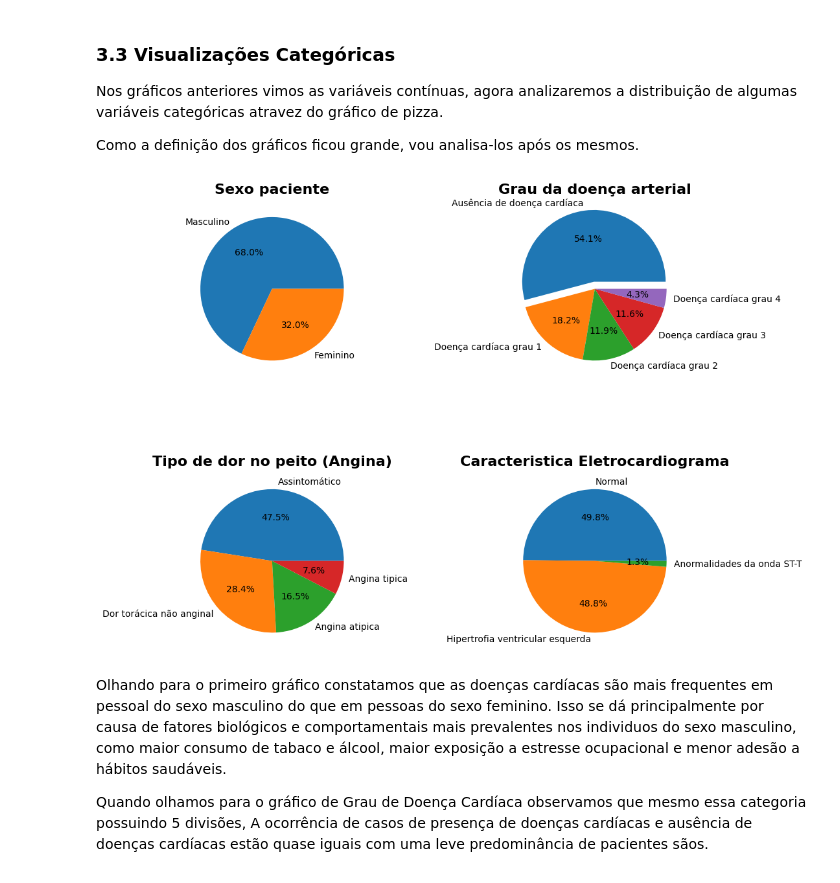
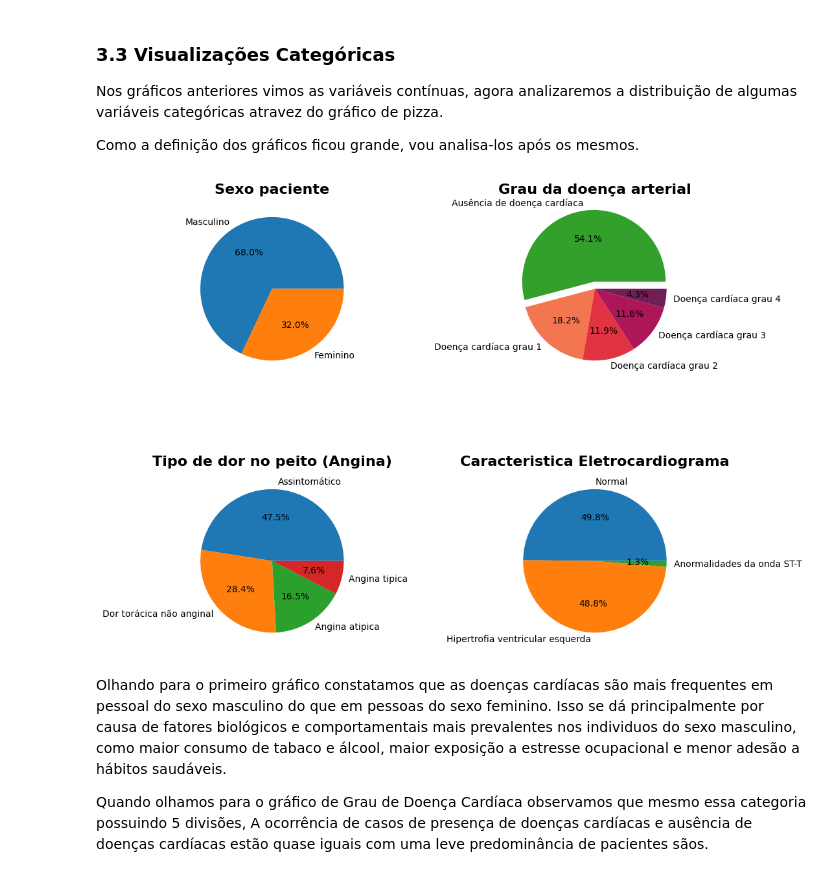
Before and after one commit to Z3Gu1/Notebooks, a Jupyter notebook: Coracao.ipynb, the cells around one changed output. Saved outputs shown, nothing was run; the diff lists cells and outputs as text; code cells hidden in the pictures.

```diff
--- a/Coracao.ipynb
+++ b/Coracao.ipynb
@@ -78,6 +78,24 @@ import missingno as ms # para tratamento de missings
 # configuração para não exibir os warnings
 import warnings
 warnings.filterwarnings("ignore")
+# %%
+# Definindo estilo e as paletas de cores que serão usadas
+
+# Definindo a paleta usada para os graficos sobre o grau da doenca cardiaca
+palette1_colors = sns.color_palette("Paired")
+palette2_colors = sns.color_palette("rocket")
+# Definindo as cores usadas e de qual paleta
+color_0 = palette1_colors[3]
+color_1 = palette2_colors[4]
+color_2 = palette2_colors[3]
+color_3 = palette2_colors[2]
+color_4 = palette2_colors[1]
+paleta_grau_doenca_arterial = [color_0, color_1, color_2, color_3, color_4]
+
+# Definindo a paleta usada para os graficos de pizza
+paleta_pizza=sns.color_palette("tab10")
+
+paleta_pizza_angiografia=sns.cubehelix_palette(start=2)
 # %% [markdown]
 ##2.0 Carga de Dados
 
@@ -87,7 +105,7 @@ Com o dataset carregado, iremos explorá-lo um pouco.
 # %%
 # Como o cabeçalho não está no arquivo, aqui preparamos os nomes das colunas para importar junto
 colunas = ['idade', 'sexo', 'angina', 'pa', 'colesterol', 'glicose', 'ecg', 'bpm', 'exang', 'depressão do segmento ST',  \
-           'inclinação do segmento ST', 'cat', 'cintilografia', 'grau doença arterial']
+           'inclinação do segmento ST', 'angiografia', 'cintilografia', 'grau doença arterial']
 
 # Carrega a variavel com o endereço do arquivo no github que contem o dataset
 filename = "https://raw.githubusercontent.com/Z3Gu1/Datasets/main/processed.cleveland.data.csv"
@@ -183,7 +201,7 @@ Nesse momento vejo que é importante converter os atributos que estão como obje
 Vou então apenas converte-los para numéricos e posteriormente na fase de tratamento de missings e limpeza farei um trabalho mais a fundo nesse ponto com esses e com os demais atributos.
 # %%
 # Convertendo os atributos para numericos
-heart_disease[["cat", "cintilografia"]] = heart_disease[["cat", "cintilografia"]].apply(pd.to_numeric, errors='coerce')
+heart_disease[["cintilografia", "angiografia"]] = heart_disease[["cintilografia", "angiografia"]].apply(pd.to_numeric, errors='coerce')
 # %%
 # Verificando novamente os tipos de dados das colunas
 heart_disease.dtypes
@@ -275,21 +293,25 @@ Como a definição dos gráficos ficou grande, vou analisa-los após os mesmos.
 # %%
 # cria um layout de subplot com 2 linhas e 2 colunas
 fig, axs = plt.subplots(nrows=2, ncols=2, figsize=(10,10))
+
 # Prepara de forma dinâmica os rótulos para a distribuição de sexo
 indice_sexo = heart_disease["sexo"].value_counts().index
 df_pizza_sexo = pd.DataFrame({'valor': indice_sexo})
+
 # Transforma os valores de numeros para texto para os rotulos
 df_pizza_sexo['rotulo'] = pd.Series(dtype='object')
 df_pizza_sexo.loc[df_pizza_sexo['valor'] == 0, 'rotulo'] = 'Feminino'
 df_pizza_sexo.loc[df_pizza_sexo['valor'] == 1, 'rotulo'] = 'Masculino'
+
 # cria o gráfico de pizza para a distribuição de sexo
 heart_disease['sexo'].value_counts().plot(kind='pie', ax=axs[0,0], autopct='%1.1f%%', legend=False, \
-                                          labels=df_pizza_sexo['rotulo'], ylabel="")
+                                          labels=df_pizza_sexo['rotulo'], colors=paleta_pizza, ylabel="")
 axs[0,0].set_title("Sexo paciente", fontsize=16, fontweight="bold")
 
 # Prepara de forma dinâmica os rótulos para o grau da doença arterial
 indice_doenca_arterial = heart_disease["grau doença arterial"].value_counts().index
 df_pizza_doenca_arterial = pd.DataFrame({'valor': indice_doenca_arterial})
+
 # Transforma os valores de numeros para texto para os rotulos
 df_pizza_doenca_arterial['rotulo'] = pd.Series(dtype='object')
 df_pizza_doenca_arterial.loc[df_pizza_doenca_arterial['valor'] == 0, 'rotulo'] = 'Ausência de doença cardíaca'
@@ -297,46 +319,52 @@ df_pizza_doenca_arterial.loc[df_pizza_doenca_arterial['valor'] == 1, 'rotulo'] =
 df_pizza_doenca_arterial.loc[df_pizza_doenca_arterial['valor'] == 2, 'rotulo'] = 'Doença cardíaca grau 2'
 df_pizza_doenca_arterial.loc[df_pizza_doenca_arterial['valor'] == 3, 'rotulo'] = 'Doença cardíaca grau 3'
 df_pizza_doenca_arterial.loc[df_pizza_doenca_arterial['valor'] == 4, 'rotulo'] = 'Doença cardíaca grau 4'
+
 # cria o gráfico de pizza para o grau da doença arterial
 explode = (0.1, 0.0, 0.0, 0.0, 0.0)
 heart_disease['grau doença arterial'].value_counts().plot(kind='pie', ax=axs[0,1], autopct='%1.1f%%', legend=False, \
-                                                          labels=df_pizza_doenca_arterial['rotulo'], explode=explode, ylabel="")
+                                                          labels=df_pizza_doenca_arterial['rotulo'], colors=paleta_grau_doenca_arterial, \
+                                                          explode=explode, ylabel="")
 axs[0,1].set_title("Grau da doença arterial", fontsize=16, fontweight="bold")
 
 # Prepara de forma dinâmica os rótulos para o tipo de dor no peito
 indice_angina = heart_disease["angina"].value_counts().index
 df_pizza_angina = pd.DataFrame({'valor': indice_angina})
+
 # Transforma os valores de numeros para texto para os rotulos
 df_pizza_angina['rotulo'] = pd.Series(dtype='object')
 df_pizza_angina.loc[df_pizza_angina['valor'] == 1, 'rotulo'] = 'Angina tipica'
 df_pizza_angina.loc[df_pizza_angina['valor'] == 2, 'rotulo'] = 'Angina atipica'
 df_pizza_angina.loc[df_pizza_angina['valor'] == 3, 'rotulo'] = 'Dor torácica não anginal'
 df_pizza_angina.loc[df_pizza_angina['valor'] == 4, 'rotulo'] = 'Assintomático'
+
 # cria o gráfico de pizza para o tipo de dor no peito
 heart_disease['angina'].value_counts().plot(kind='pie', ax=axs[1,0], autopct='%1.1f%%', legend=False, \
-                                            labels=df_pizza_angina['rotulo'], ylabel="")
+                                            labels=df_pizza_angina['rotulo'], colors=paleta_pizza, ylabel="")
 axs[1,0].set_title("Tipo de dor no peito (Angina)", fontsize=16, fontweight="bold")
 
 # Prepara de forma dinâmica os rótulos para o resultado do Eletrocardiograma
 indice_ecg = heart_disease["ecg"].value_counts().index
 df_pizza_ecg = pd.DataFrame({'valor': indice_ecg})
+
 # Transforma os valores de numeros para texto para os rotulos
 df_pizza_ecg['rotulo'] = pd.Series(dtype='object')
 df_pizza_ecg.loc[df_pizza_ecg['valor'] == 0, 'rotulo'] = 'Normal'
 df_pizza_ecg.loc[df_pizza_ecg['valor'] == 1, 'rotulo'] = 'Anormalidades da onda ST-T'
 df_pizza_ecg.loc[df_pizza_ecg['valor'] == 2, 'rotulo'] = 'Hipertrofia ventricular esquerda'
+
 # cria o gráfico de pizza para a resultado do Eletrocardiograma
 heart_disease['ecg'].value_counts().plot(kind='pie', ax=axs[1,1], autopct='%1.1f%%', legend=False, \
-                                         labels=df_pizza_ecg['rotulo'], ylabel="")
+                                         labels=df_pizza_ecg['rotulo'], colors=paleta_pizza, ylabel="")
 axs[1,1].set_title("Caracteristica Eletrocardiograma", fontsize=16, fontweight="bold")
 
 # ajusta o espaçamento entre subplots
 plt.subplots_adjust(wspace=0.8, hspace=0.2)
 
 # exibe o gráfico
 plt.show()
 # %% [output]
-[figure, old version]
+[figure, new version]
 # %% [markdown]
 Olhando para o primeiro gráfico constatamos que as doenças cardíacas são mais frequentes em pessoal do sexo masculino do que em pessoas do sexo feminino. Isso se dá principalmente por causa de fatores biológicos e comportamentais mais prevalentes nos individuos do sexo masculino, como maior consumo de tabaco e álcool, maior exposição a estresse ocupacional e menor adesão a hábitos saudáveis.
 
```
Also changed, not shown: parts of 15 cells of this notebook.
